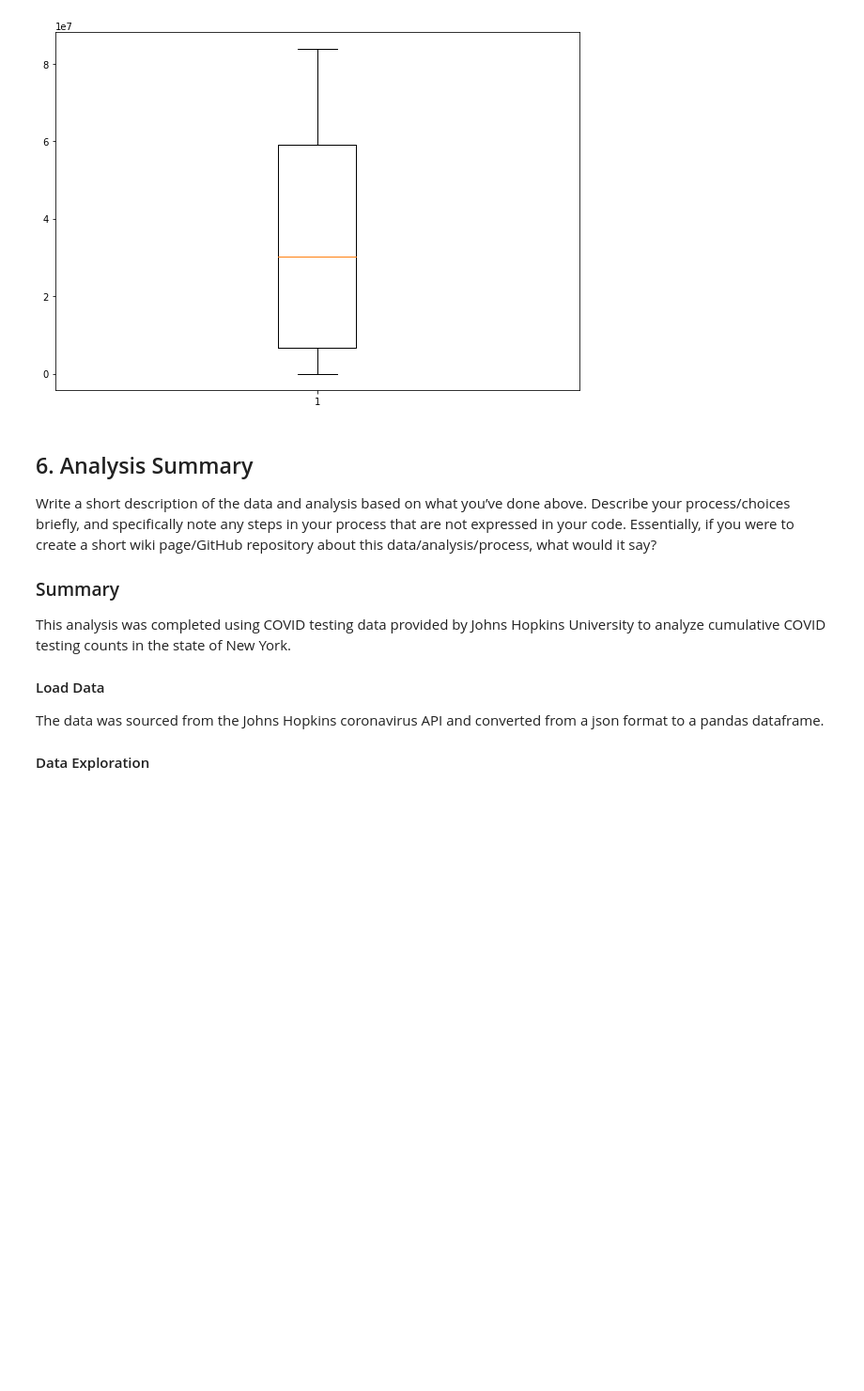
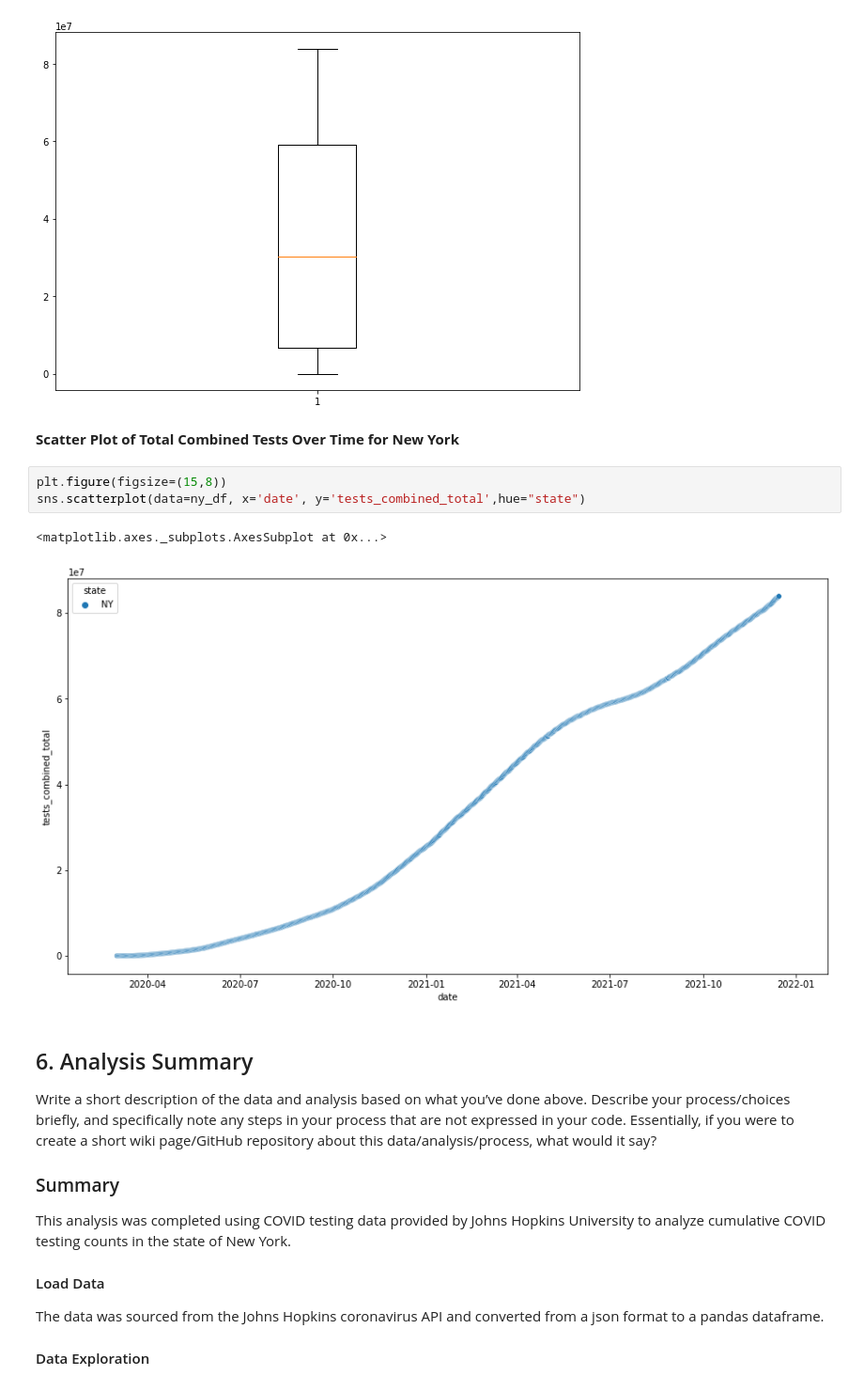
Before and after one commit to marissamckee/my-data-scientist-portfolio, a Jupyter notebook: SMU_DataArts/SMU DataArts Assessment.ipynb, the cells around one changed output. Shown at 94% size. Drawn from its saved outputs; the diff is of its cells as text; blank space fills up the shorter version.

```diff
--- a/SMU_DataArts/SMU DataArts Assessment.ipynb
+++ b/SMU_DataArts/SMU DataArts Assessment.ipynb
@@ -322,6 +343,14 @@ plt.boxplot(ny_df['tests_combined_total'])
 plt.show()
 # %% [output]
 [figure]
+# %% [markdown]
+<b>Scatter Plot of Total Combined Tests Over Time for New York</b>
+# %%
+plt.figure(figsize=(15,8))
+sns.scatterplot(data=ny_df, x='date', y='tests_combined_total',hue="state")
+# %% [output]
+<matplotlib.axes._subplots.AxesSubplot at 0x...>
+[figure, added]
 # %% [markdown]
 ## 6. Analysis Summary
 Write a short description of the data and analysis based on what you’ve done above. Describe your process/choices briefly, and specifically note any steps in your process that are not expressed in your code. Essentially, if you were to create a short wiki page/GitHub repository about this data/analysis/process, what would it say?
```
Also changed, not shown: parts of 10 cells of this notebook, 1 other file.
